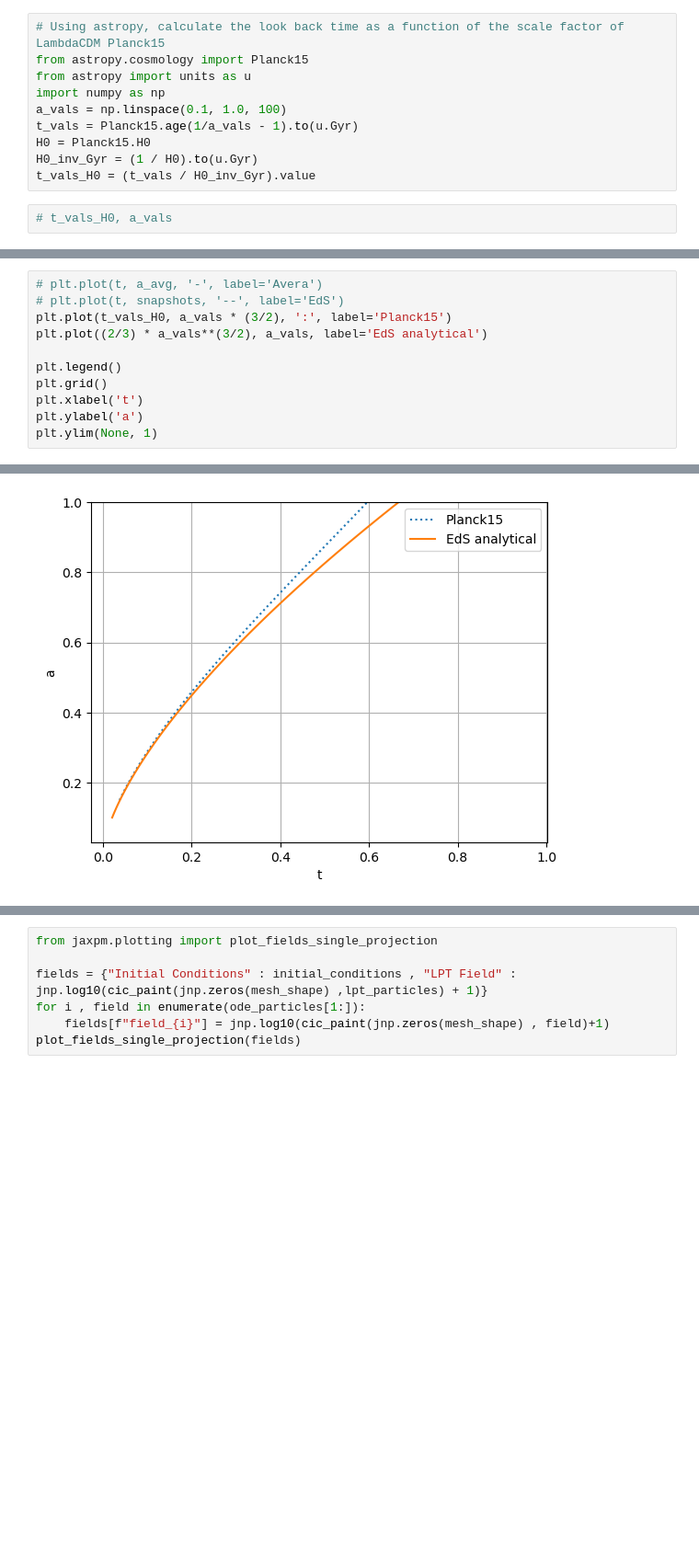
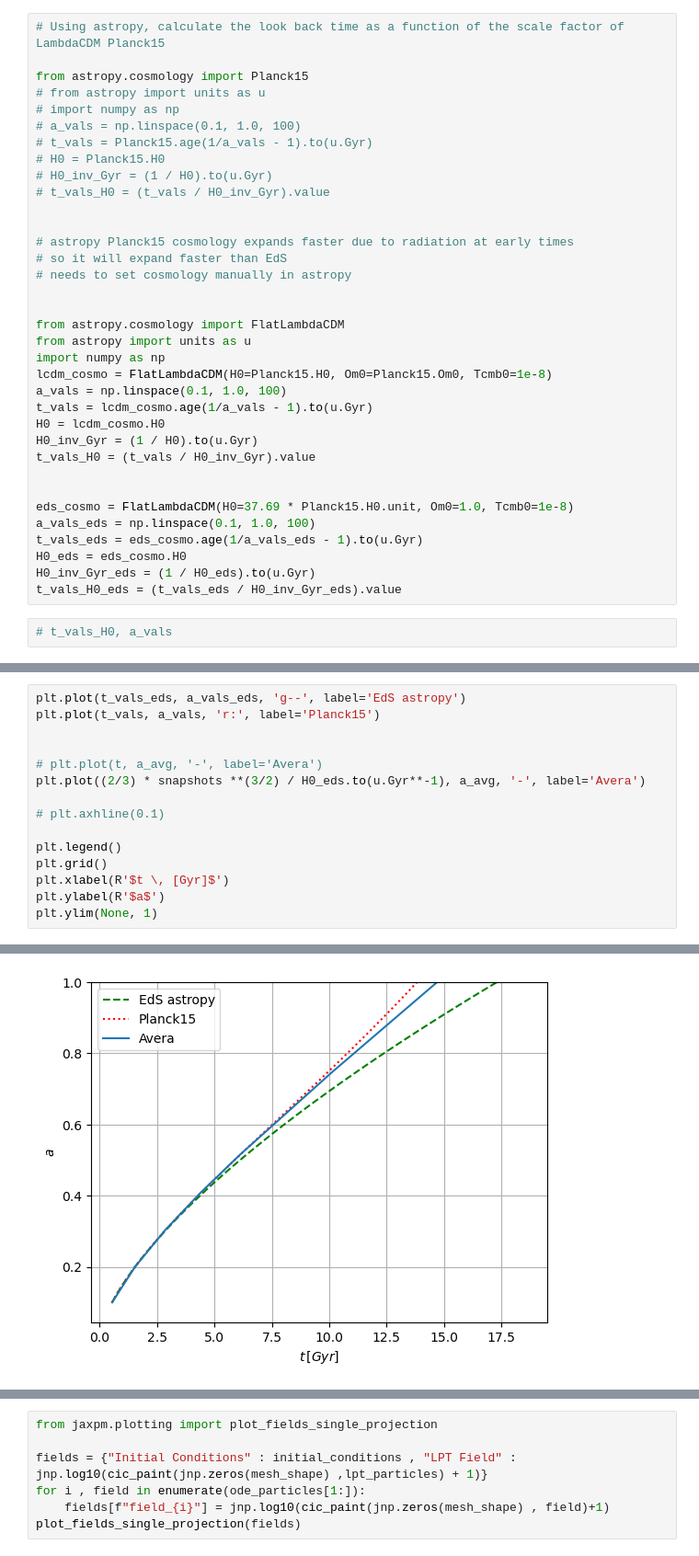
Before and after one commit to dobos/JaxPM, a Jupyter notebook: notebooks/10-Avera.ipynb, the cells around one changed output, grey strips where cells are left out. Shown at 92% size. Cells and saved outputs as stored; diff of their text form; blank space fills up the shorter version.

```diff
--- a/notebooks/10-Avera.ipynb
+++ b/notebooks/10-Avera.ipynb
@@ -187,12 +193,37 @@ array(0.58302758)
 # %%
 # Using astropy, calculate the look back time as a function of the scale factor of LambdaCDM Planck15
+
 from astropy.cosmology import Planck15
+# from astropy import units as u
+# import numpy as np
+# a_vals = np.linspace(0.1, 1.0, 100)
+# t_vals = Planck15.age(1/a_vals - 1).to(u.Gyr)
+# H0 = Planck15.H0
+# H0_inv_Gyr = (1 / H0).to(u.Gyr)
+# t_vals_H0 = (t_vals / H0_inv_Gyr).value
+
+
+# astropy Planck15 cosmology expands faster due to radiation at early times
+# so it will expand faster than EdS
+# needs to set cosmology manually in astropy
+
+
+from astropy.cosmology import FlatLambdaCDM
 from astropy import units as u
 import numpy as np
+lcdm_cosmo = FlatLambdaCDM(H0=Planck15.H0, Om0=Planck15.Om0, Tcmb0=1e-8)
 a_vals = np.linspace(0.1, 1.0, 100)
-t_vals = Planck15.age(1/a_vals - 1).to(u.Gyr)
-H0 = Planck15.H0
+t_vals = lcdm_cosmo.age(1/a_vals - 1).to(u.Gyr)
+H0 = lcdm_cosmo.H0
 H0_inv_Gyr = (1 / H0).to(u.Gyr)
 t_vals_H0 = (t_vals / H0_inv_Gyr).value
+
+
+eds_cosmo = FlatLambdaCDM(H0=37.69 * Planck15.H0.unit, Om0=1.0, Tcmb0=1e-8)
+a_vals_eds = np.linspace(0.1, 1.0, 100)
+t_vals_eds = eds_cosmo.age(1/a_vals_eds - 1).to(u.Gyr)
+H0_eds = eds_cosmo.H0
+H0_inv_Gyr_eds = (1 / H0_eds).to(u.Gyr)
+t_vals_H0_eds = (t_vals_eds / H0_inv_Gyr_eds).value
 # %%
 # t_vals_H0, a_vals
@@ -199,12 +282,16 @@ t_vals_H0 = (t_vals / H0_inv_Gyr).value
 # %%
+plt.plot(t_vals_eds, a_vals_eds, 'g--', label='EdS astropy')
+plt.plot(t_vals, a_vals, 'r:', label='Planck15')
+
+
 # plt.plot(t, a_avg, '-', label='Avera')
-# plt.plot(t, snapshots, '--', label='EdS')
-plt.plot(t_vals_H0, a_vals * (3/2), ':', label='Planck15')
-plt.plot((2/3) * a_vals**(3/2), a_vals, label='EdS analytical')
+plt.plot((2/3) * snapshots **(3/2) / H0_eds.to(u.Gyr**-1), a_avg, '-', label='Avera')
+
+# plt.axhline(0.1)
 
 plt.legend()
 plt.grid()
-plt.xlabel('t')
-plt.ylabel('a')
+plt.xlabel(R'$t \, [Gyr]$')
+plt.ylabel(R'$a$')
 plt.ylim(None, 1)
 # %% [output]
@@ -212 +299 @@ plt.ylim(None, 1)
-[figure, old version]
+[figure, new version]
```
Also changed, not shown: parts of 18 cells of this notebook.
